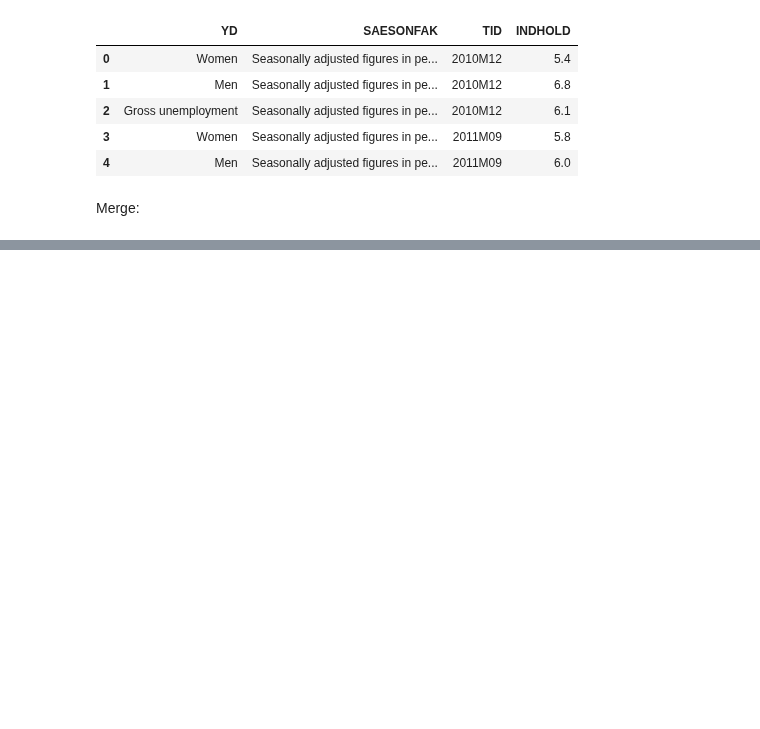
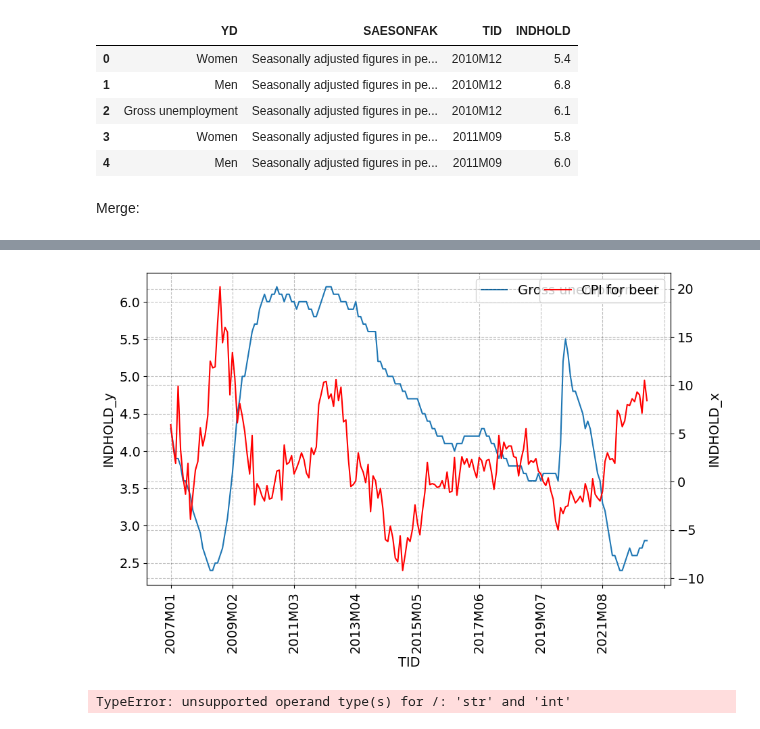
Before and after one commit to NumEconCopenhagen/projects-2023-noobs, a Jupyter notebook: dataproject/Beer.ipynb, the cells around one changed output, grey strips where cells are left out. Saved outputs shown, nothing was run; the diff lists cells and outputs as text; code cells hidden in the pictures; blank space fills up the shorter version.

```diff
--- a/dataproject/Beer.ipynb
+++ b/dataproject/Beer.ipynb
@@ -194,0 +222,42 @@ Plot:
+# %%
+# Create a pivot table
+beer_y = beer.pivot_table(index='YD', columns='TID', values='INDHOLD_y')
+beer_x = beer.pivot_table(index='YD', columns='TID', values='INDHOLD_x')
+
+Unemployment = ["Gross unemployment"]  # Update the list with additional values
+
+fig = plt.figure(figsize=(10, 6))  # Set the plot size to 10 inches width and 6 inches height
+ax = fig.add_subplot(1,1,1)
+
+# Plot the curves separately for each value on the primary y-axis
+beer_y.loc[Unemployment[0]].plot(x='TID', y='INDHOLD_y', ax=ax, label=Unemployment[0])
+
+ax.legend(frameon=True)
+ax.set_ylabel('INDHOLD_y')
+
+# Set x-axis labels to be written vertically
+ax.set_xticklabels(ax.get_xticklabels(), rotation='vertical')
+
+# Create a secondary y-axis
+ax2 = ax.twinx()
+
+# Plot a curve on the secondary y-axis
+# You can update the values and label accordingly
+beer_x.loc[Unemployment[0]].plot(x='TID', y='INDHOLD_x', ax=ax2, label='CPI for beer', color='red')
+
+ax2.legend(frameon=True)
+ax2.set_ylabel('INDHOLD_x')
+
+plt.show()  # Display the plot
+# %% [output]
+[figure, added]
+# %%
+CPI_Beer = beer['INDHOLD_x']
+GU_rate = beer['INDHOLD_y']
+
+correlation = CPI_Beer.corr(GU_rate)
+
+# Print the correlation coefficient
+print("Correlation between column1 and column2: ", correlation)
+# %% [output]
+TypeError: unsupported operand type(s) for /: 'str' and 'int'
```
Also changed, not shown: parts of 2 cells of this notebook.
